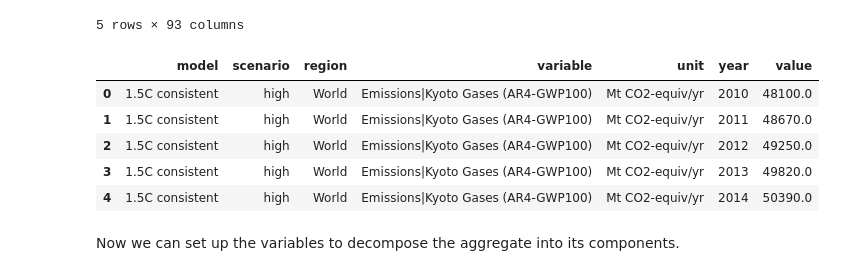
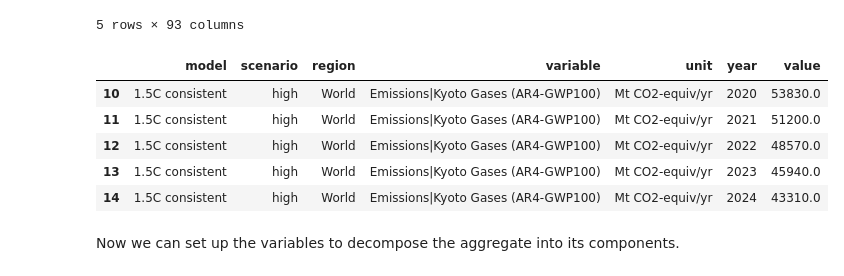
Before and after one commit to GranthamImperial/silicone_examples, a Jupyter notebook: notebooks/Split_up_kyoto_gases.ipynb, the cells around one changed output. Cells and saved outputs as stored; diff of their text form; code cells hidden in the pictures.

```diff
--- a/notebooks/Split_up_kyoto_gases.ipynb
+++ b/notebooks/Split_up_kyoto_gases.ipynb
@@ -49,16 +50,17 @@ kyoto_csv["variable"] = aggregate
 kyoto_csv["unit"] = "Mt CO2-equiv/yr" # We will convert units later
 kyoto_csv["region"] = "World"
 # %%
-kyoto_df = pyam.IamDataFrame(kyoto_csv).filter(scenario="median", keep=False) # There are too many cases so we leave some out
+# There are too many cases so we leave some out
+kyoto_df = pyam.IamDataFrame(kyoto_csv).filter(scenario="median", keep=False).filter(year=range(2010, 2020), keep=False)
 kyoto_df.data["value"] = kyoto_df.data["value"] * 1000  #The csv values are in Gt CO2-equiv.
 kyoto_df.head()
 # %% [output]
 |  | model | scenario | region | variable | unit | year | value |
-| 0 | 1.5C consistent | high | World | Emissions|Kyoto Gases (AR4-GWP100) | Mt CO2-equiv/yr | 2010 | 48100.0 |
-| 1 | 1.5C consistent | high | World | Emissions|Kyoto Gases (AR4-GWP100) | Mt CO2-equiv/yr | 2011 | 48670.0 |
-| 2 | 1.5C consistent | high | World | Emissions|Kyoto Gases (AR4-GWP100) | Mt CO2-equiv/yr | 2012 | 49250.0 |
-| 3 | 1.5C consistent | high | World | Emissions|Kyoto Gases (AR4-GWP100) | Mt CO2-equiv/yr | 2013 | 49820.0 |
-| 4 | 1.5C consistent | high | World | Emissions|Kyoto Gases (AR4-GWP100) | Mt CO2-equiv/yr | 2014 | 50390.0 |
+| 10 | 1.5C consistent | high | World | Emissions|Kyoto Gases (AR4-GWP100) | Mt CO2-equiv/yr | 2020 | 53830.0 |
+| 11 | 1.5C consistent | high | World | Emissions|Kyoto Gases (AR4-GWP100) | Mt CO2-equiv/yr | 2021 | 51200.0 |
+| 12 | 1.5C consistent | high | World | Emissions|Kyoto Gases (AR4-GWP100) | Mt CO2-equiv/yr | 2022 | 48570.0 |
+| 13 | 1.5C consistent | high | World | Emissions|Kyoto Gases (AR4-GWP100) | Mt CO2-equiv/yr | 2023 | 45940.0 |
+| 14 | 1.5C consistent | high | World | Emissions|Kyoto Gases (AR4-GWP100) | Mt CO2-equiv/yr | 2024 | 43310.0 |
 # %% [markdown]
 Now we can set up the variables to decompose the aggregate into its components.
 # %%
```
Also changed, not shown: parts of 14 cells of this notebook, 2 other files.
